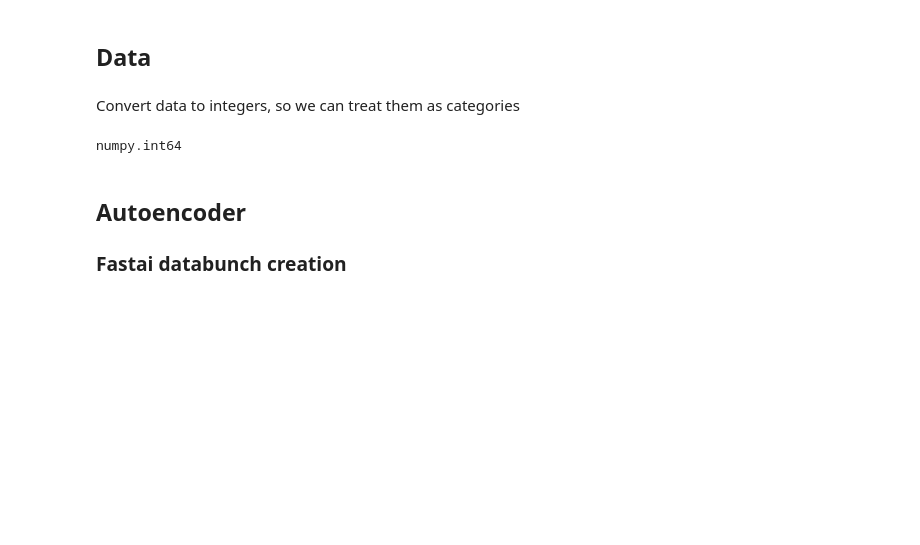
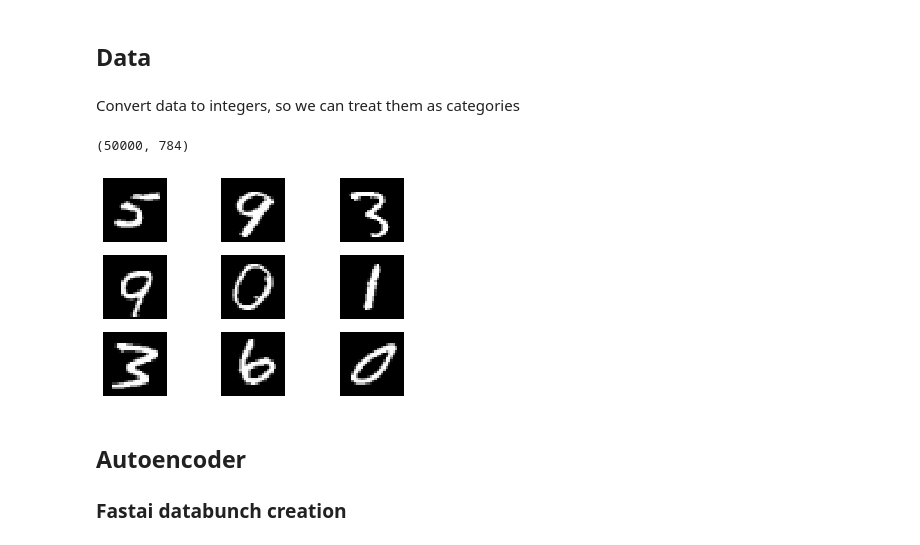
Before and after one commit to botkop/mnist-embedding, a Jupyter notebook: notebooks/mnist-embedding-autoencoder.ipynb, the cells around one changed output. Saved outputs shown, nothing was run; the diff lists cells and outputs as text; code cells hidden in the pictures; blank space fills up the shorter version.

```diff
--- a/notebooks/mnist-embedding-autoencoder.ipynb
+++ b/notebooks/mnist-embedding-autoencoder.ipynb
@@ -63,10 +63,22 @@ Convert data to integers, so we can treat them as categories
 # %%
 x_train_as_int = (x_train * 256).astype(int)
 x_valid_as_int = (x_valid * 256).astype(int)
-# %%
-type(x_train_as_int[0][0])
-# %% [output]
-numpy.int64
+# %%
+x_train_as_int.shape
+# %% [output]
+(50000, 784)
+# %%
+plt.figure()
+si = 1
+for i in range(9):
+    plt.subplot(3, 3, si)
+    plt.imshow(x_train[random.randrange(50000)].reshape(28,28), cmap='gray')
+    plt.axis('off')
+    si += 1
+plt.axis('off')
+plt.show()
+# %% [output]
+[figure, added]
 # %%
 df_train = pd.DataFrame(x_train_as_int) # 50000
 df_train['y'] = y_train
```
Also changed, not shown: parts of 3 cells of this notebook.
